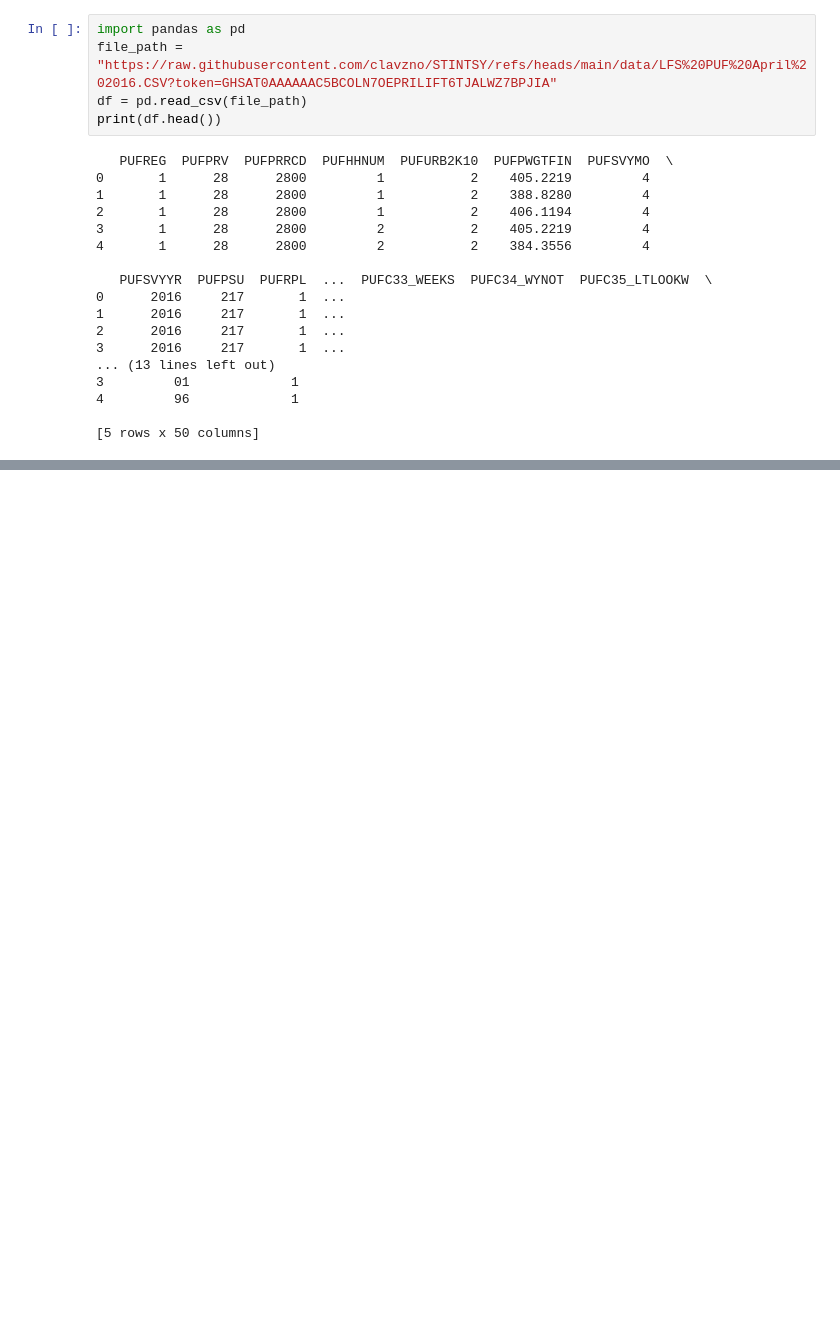
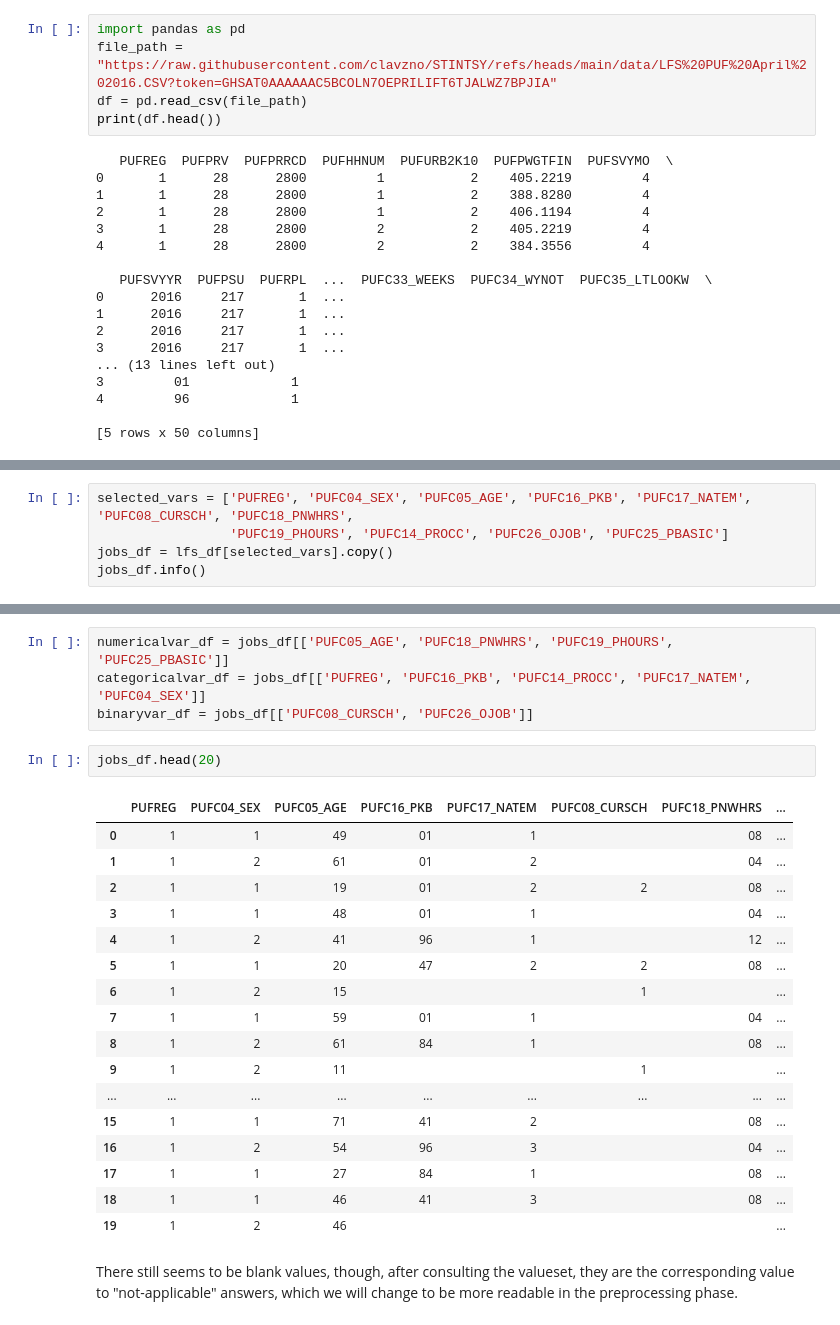
Before and after one commit to clavzno/STINTSY, a Jupyter notebook: LaborForceSurveyAnalysis_Group5.ipynb, the cells around one changed output, grey strips where cells are left out. Saved outputs shown, nothing was run; the diff lists cells and outputs as text; blank space fills up the shorter version.

```diff
--- a/LaborForceSurveyAnalysis_Group5.ipynb
+++ b/LaborForceSurveyAnalysis_Group5.ipynb
@@ -100,0 +158,5 @@ print(df.head())
+# %%
+selected_vars = ['PUFREG', 'PUFC04_SEX', 'PUFC05_AGE', 'PUFC16_PKB', 'PUFC17_NATEM', 'PUFC08_CURSCH', 'PUFC18_PNWHRS',
+                 'PUFC19_PHOURS', 'PUFC14_PROCC', 'PUFC26_OJOB', 'PUFC25_PBASIC']
+jobs_df = lfs_df[selected_vars].copy()
+jobs_df.info()
@@ -100,0 +182,26 @@ print(df.head())
+# %%
+numericalvar_df = jobs_df[['PUFC05_AGE', 'PUFC18_PNWHRS', 'PUFC19_PHOURS', 'PUFC25_PBASIC']]
+categoricalvar_df = jobs_df[['PUFREG', 'PUFC16_PKB', 'PUFC14_PROCC', 'PUFC17_NATEM', 'PUFC04_SEX']]
+binaryvar_df = jobs_df[['PUFC08_CURSCH', 'PUFC26_OJOB']]
+# %%
+jobs_df.head(20)
+# %% [output]
+|  | PUFREG | PUFC04_SEX | PUFC05_AGE | PUFC16_PKB | PUFC17_NATEM | PUFC08_CURSCH | PUFC18_PNWHRS | ... |
+| 0 | 1 | 1 | 49 | 01 | 1 |  | 08 | ... |
+| 1 | 1 | 2 | 61 | 01 | 2 |  | 04 | ... |
+| 2 | 1 | 1 | 19 | 01 | 2 | 2 | 08 | ... |
+| 3 | 1 | 1 | 48 | 01 | 1 |  | 04 | ... |
+| 4 | 1 | 2 | 41 | 96 | 1 |  | 12 | ... |
+| 5 | 1 | 1 | 20 | 47 | 2 | 2 | 08 | ... |
+| 6 | 1 | 2 | 15 |  |  | 1 |  | ... |
+| 7 | 1 | 1 | 59 | 01 | 1 |  | 04 | ... |
+| 8 | 1 | 2 | 61 | 84 | 1 |  | 08 | ... |
+| 9 | 1 | 2 | 11 |  |  | 1 |  | ... |
+| ... | ... | ... | ... | ... | ... | ... | ... | ... |
+| 15 | 1 | 1 | 71 | 41 | 2 |  | 08 | ... |
+| 16 | 1 | 2 | 54 | 96 | 3 |  | 04 | ... |
+| 17 | 1 | 1 | 27 | 84 | 1 |  | 08 | ... |
+| 18 | 1 | 1 | 46 | 41 | 3 |  | 08 | ... |
+| 19 | 1 | 2 | 46 |  |  |  |  | ... |
+# %% [markdown]
+There still seems to be blank values, though, after consulting the valueset, they are the corresponding value to "not-applicable" answers, which we will change to be more readable in the preprocessing phase.
```
Also changed, not shown: parts of 93 cells of this notebook.
